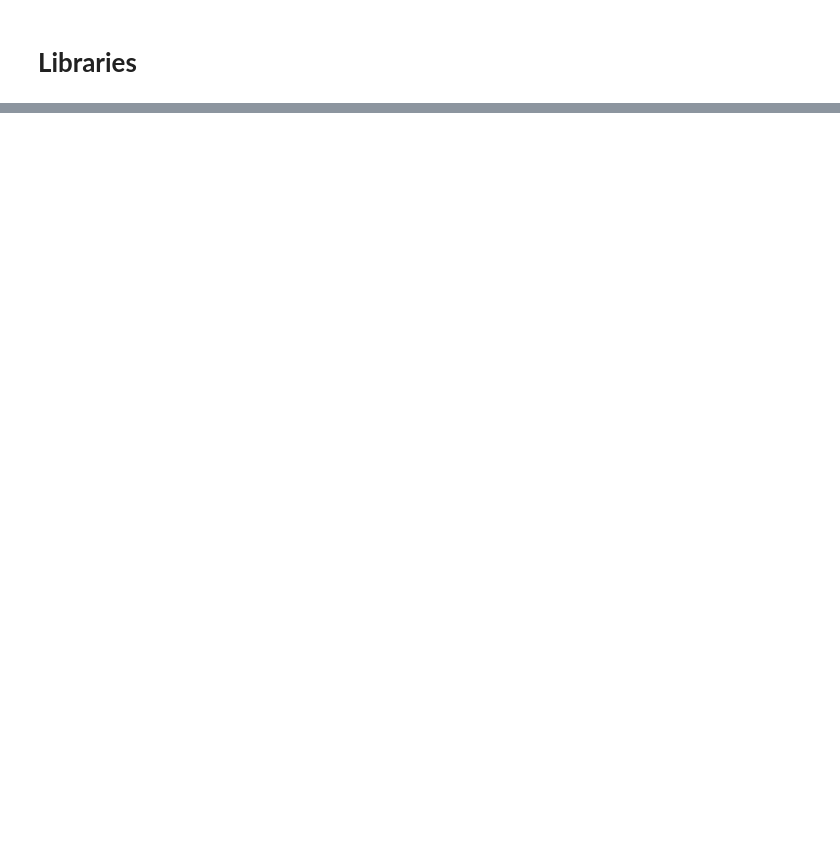
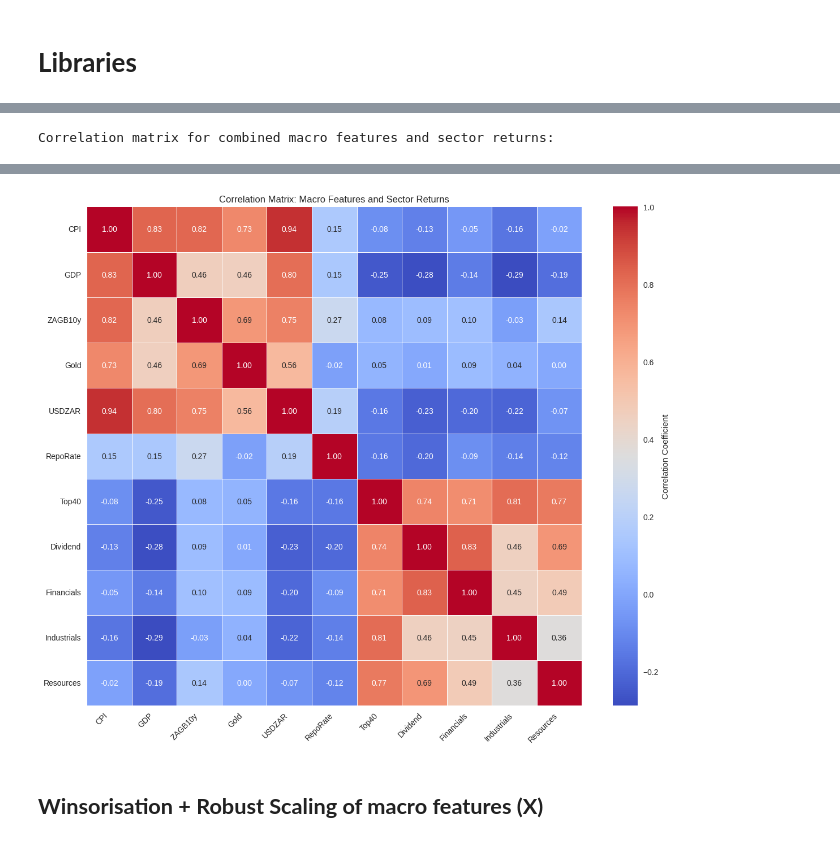
Before and after one commit to MATHONSIMM/Capstone-Project-Group-11192, a Jupyter notebook: Capstone_Project_Group_11192.ipynb, the cells around one changed output, grey strips where cells are left out. Drawn from its saved outputs; the diff is of its cells as text; code cells hidden in the pictures; blank space fills up the shorter version.

```diff
--- a/Capstone_Project_Group_11192.ipynb
+++ b/Capstone_Project_Group_11192.ipynb
@@ -1069,0 +43,12 @@ Average Hit Ratio (DNN): 0.583
+# %%
+
+# Project folders
+PROJECT_ROOT = Path(".").resolve()
+DATA_DIR = PROJECT_ROOT / "data"
+DATA_DIR.mkdir(exist_ok=True)
+
+print("Python:", sys.version.split()[0])
+print("Pandas:", pd.__version__)
+print("Numpy:", np.__version__)
+print("Project root:", PROJECT_ROOT)
+print("Data dir:", DATA_DIR)
@@ -1069,0 +654,23 @@ Average Hit Ratio (DNN): 0.583
+# %%
+
+corr_matrix = combined_clean.corr()
+
+print("Correlation matrix for combined macro features and sector returns:")
+display(corr_matrix)
+
+plt.figure(figsize=(12, 10))
+sns.heatmap(
+    corr_matrix,
+    annot=True,
+    cmap='coolwarm',
+    fmt=".2f",
+    linewidths=0.5,
+    cbar_kws={'label': 'Correlation Coefficient'}
+)
+plt.title("Correlation Matrix: Macro Features and Sector Returns")
+plt.xticks(rotation=45, ha='right')
+plt.yticks(rotation=0)
+plt.tight_layout()
+plt.show()
+# %% [output]
+Correlation matrix for combined macro features and sector returns:
@@ -1069,0 +689,3 @@ Average Hit Ratio (DNN): 0.583
+[figure, added]
+# %% [markdown]
+## **Winsorisation + Robust Scaling of macro features (X)**
```
Also changed, not shown: parts of 136 cells of this notebook.
